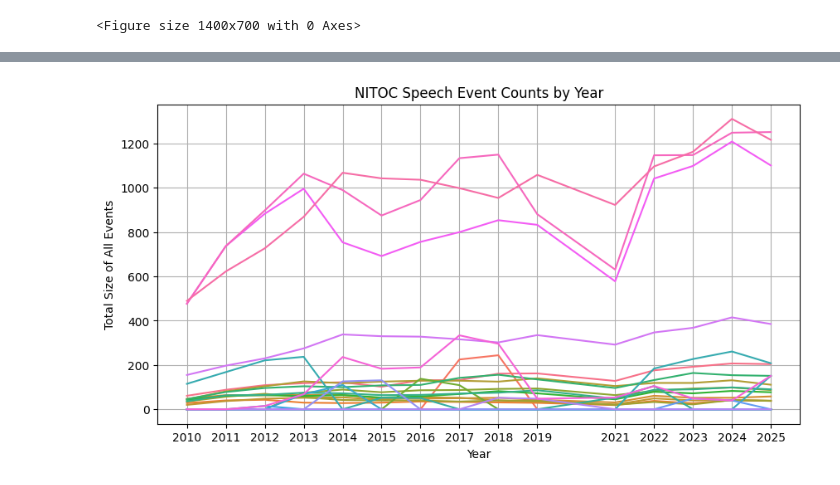
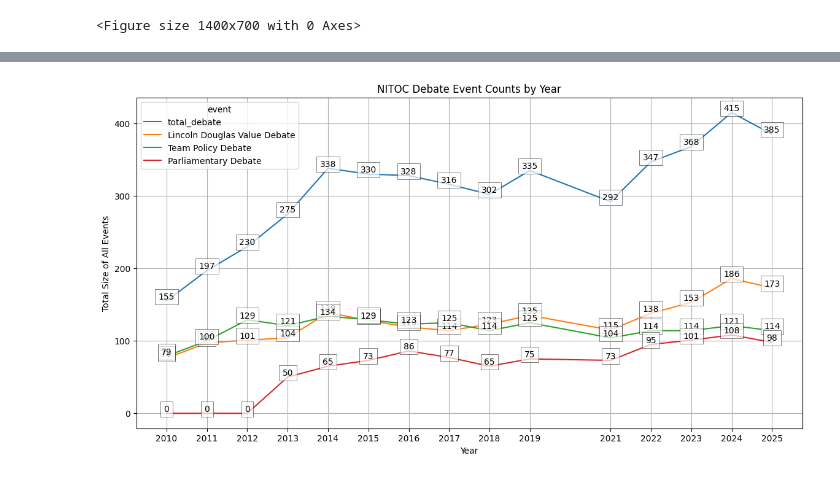
Before and after one commit to CharlieSaid/NITOC_report, a Jupyter notebook: report.ipynb, the cells around one changed output, grey strips where cells are left out. Cells and saved outputs as stored; diff of their text form; code cells hidden in the pictures.

Commit message:
Added Debate analysis

```diff
--- a/report.ipynb
+++ b/report.ipynb
@@ -142,7 +130,7 @@ event_type_melted_speech_vs_debate = pd.melt(nitoc_data,
 
 event_type_melted_speech_breakdown = pd.melt(nitoc_data,
                             id_vars=['year'],
-                            value_vars=['total_speech_regular', 'total_speech_wildcard'],
+                            value_vars=['total_speech_regular', 'total_speech_wildcard', 'total_speech'],
                             var_name='Event Type',
                             value_name='Total Participants')
 # %%
@@ -236,22 +356,23 @@ The Wild Card event changes each year, and is voted on by the families in Stoa f
 # %%
-speech_melt = nitoc_data
-speech_melt = speech_melt.drop(columns=['Lincoln Douglas Value Debate', 'Team Policy Debate', 'Parliamentary Debate', 'total_competitors', 'state'])
 
-speech_melt = speech_melt.melt(id_vars=['year'], var_name='event', value_name='count')
+debate = nitoc_data[['year', 'total_debate', 'Lincoln Douglas Value Debate', 'Team Policy Debate', 'Parliamentary Debate']]
 
-sns.lineplot(x = 'year', y = 'count', data=speech_melt, hue='event', legend=False)
+debate_melt = debate.melt(id_vars=['year'], var_name='event', value_name='count')
 
-plt.title("NITOC Speech Event Counts by Year")
+plt.figure(figsize=(14, 7))
+sns.lineplot(x = 'year', y = 'count', data=debate_melt, hue='event')
+
+plt.xticks(nitoc_data['year'])
+plt.title("NITOC Debate Event Counts by Year")
 plt.xlabel("Year")
 plt.ylabel("Total Size of All Events")
 plt.grid(True)
 
-# Adjust the dimensions of the plot
-plt.gcf().set_size_inches(10, 5)
-
-# Show each year on the x axis
-plt.xticks(nitoc_data['year'])
+# Put labels on each point.
+for index, row in debate_melt.iterrows():
+    plt.text(row['year'], row['count'], int(row['count']), ha='center', va='bottom',
+             bbox=dict(facecolor='white', alpha=0.7, edgecolor='black', linewidth=0.5))
 
 plt.show()
 # %% [output]
-[figure, old version]
+[figure, new version]
```
Also changed, not shown: parts of 29 cells of this notebook.
